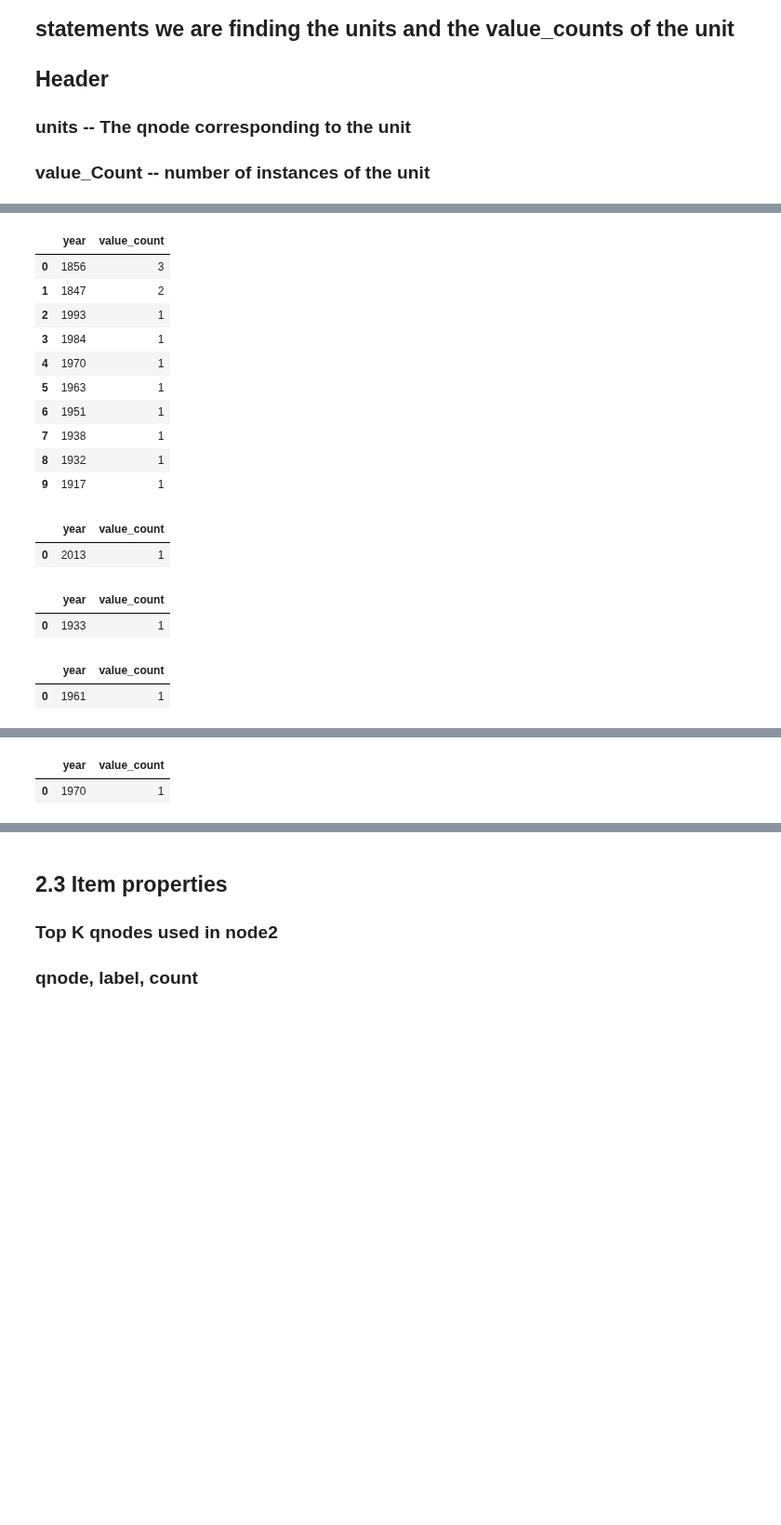
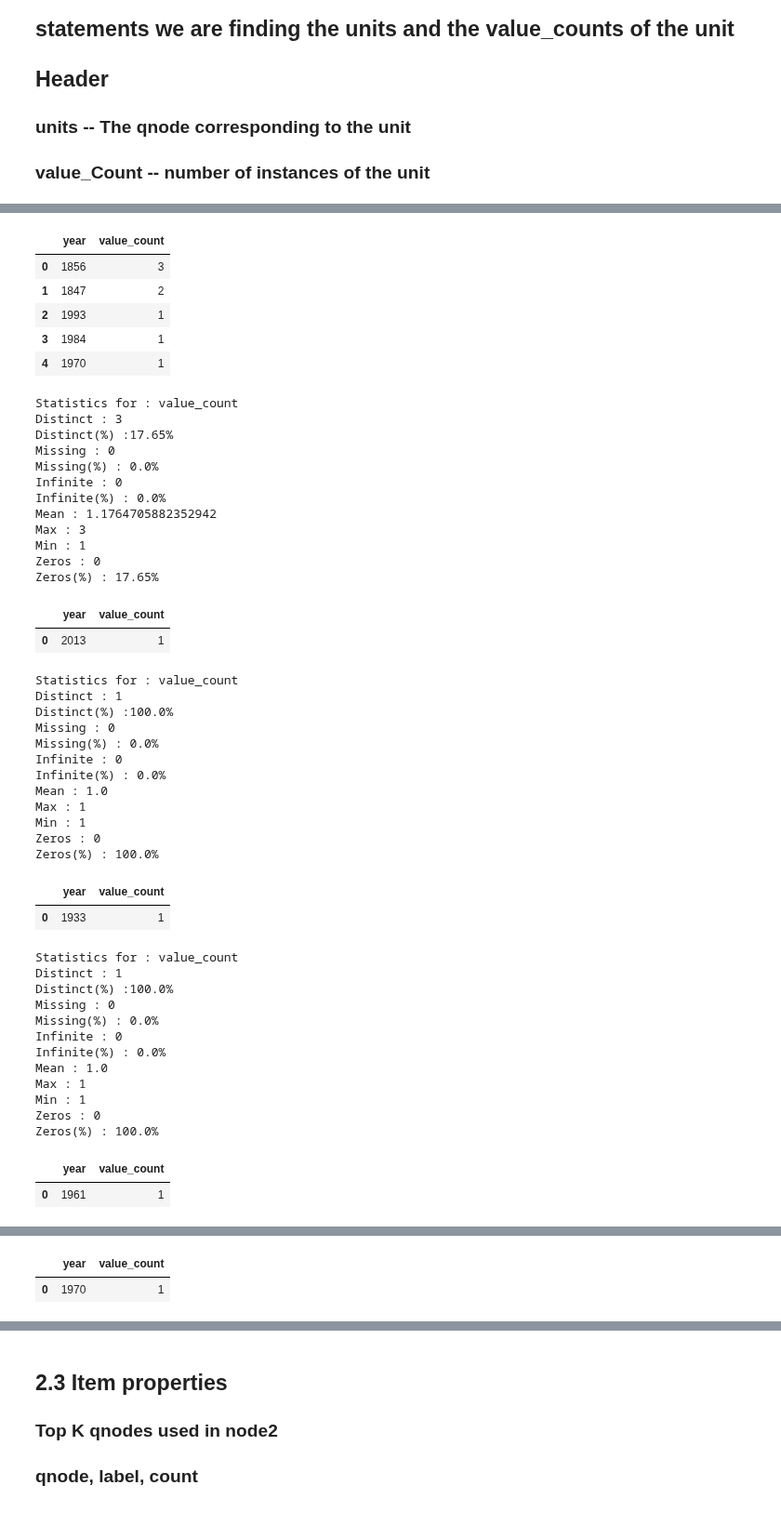
Before and after one commit to usc-isi-i2/kgtk, a Jupyter notebook: examples/Example_9-Wikidata_Subset_Statistics_.ipynb, the cells around one changed output, grey strips where cells are left out. Shown at 93% size. Cells and saved outputs as stored; diff of their text form; code cells hidden in the pictures; blank space fills up the shorter version.

```diff
--- a/examples/Example_9-Wikidata_Subset_Statistics_.ipynb
+++ b/examples/Example_9-Wikidata_Subset_Statistics_.ipynb
@@ -457,8 +499,7 @@ try:
             --match  '(n1)-[r:__property]->(v)' \
             --return 'distinct kgtk_quantity_wd_units(v) as units, count(v) as value_count' \
             --where 'kgtk_quantity(v)' \
-            --order-by 'count(v) desc' \
-            --limit 10 "
+            --order-by 'count(v) desc' "
     for index, ele in df.iterrows():
         output_file = subset_name + ".2.2.5." + ele["property"]+".data_types"+".tsv"
         run_command(cmd, {"__property": ele["property"],"__output": output_file})
@@ -487,6 +528,7 @@ $kgtk query -i $WIKIDATA_PARTS/$quantity --graph-cache $STORE             -o $OU
 # %%
 for ele in df_quantity_data_type:
     display(ele)
+    find_statistics(ele,"value_count")
 # %% [output]
 |  | units | value_count |
 | 0 | Q483261 | 146073 |
@@ -584,6 +670,7 @@ $kgtk query -i $WIKIDATA_PARTS/$quantity --graph-cache $STORE             -o $OU
 # %%
 for ele in df_quantity_data_type_magnitude:
     display(ele)
+    find_statistics(ele,"counts")
 # %% [output]
 |  | magnitude | counts |
 | 0 | (-743.511, 74553.1] | 2130 |
@@ -704,8 +820,7 @@ try:
             --match  '(n1)-[r:__property]->(v)' \
             --return 'distinct kgtk_date_year(v) as year, count(v) as value_count' \
             --where 'kgtk_date(v)' \
-            --order-by 'count(v) desc' \
-            --limit $K "
+            --order-by 'count(v) desc' "
     for index, ele in df.iterrows():
         output_file = subset_name + ".2.2.2." + ele["property"]+".data_types_year"+".tsv"
         run_command(cmd, {"__property": ele["property"],"__output": output_file})
@@ -734,21 +849,53 @@ $kgtk query -i $WIKIDATA_PARTS/$time --graph-cache $STORE             -o $OUTPUT
 # %%
 for ele in df_time_data_type_year:
-    display(ele)
+    display(ele.head())
+    find_statistics(ele,'value_count')
 # %% [output]
 |  | year | value_count |
 | 0 | 1856 | 3 |
 | 1 | 1847 | 2 |
 | 2 | 1993 | 1 |
 | 3 | 1984 | 1 |
 | 4 | 1970 | 1 |
-| 5 | 1963 | 1 |
-| 6 | 1951 | 1 |
-| 7 | 1938 | 1 |
-| 8 | 1932 | 1 |
-| 9 | 1917 | 1 |
+Statistics for : value_count
+Distinct : 3
+Distinct(%) :17.65%
+Missing : 0
+Missing(%) : 0.0%
+Infinite : 0
+Infinite(%) : 0.0%
+Mean : 1.1764705882352942
+Max : 3
+Min : 1
+Zeros : 0
+Zeros(%) : 17.65%
 |  | year | value_count |
 | 0 | 2013 | 1 |
+Statistics for : value_count
+Distinct : 1
+Distinct(%) :100.0%
+Missing : 0
+Missing(%) : 0.0%
+Infinite : 0
+Infinite(%) : 0.0%
+Mean : 1.0
+Max : 1
+Min : 1
+Zeros : 0
+Zeros(%) : 100.0%
 |  | year | value_count |
 | 0 | 1933 | 1 |
+Statistics for : value_count
+Distinct : 1
+Distinct(%) :100.0%
+Missing : 0
+Missing(%) : 0.0%
+Infinite : 0
+Infinite(%) : 0.0%
+Mean : 1.0
+Max : 1
+Min : 1
+Zeros : 0
+Zeros(%) : 100.0%
 |  | year | value_count |
 | 0 | 1961 | 1 |
```
Also changed, not shown: parts of 31 cells of this notebook.
